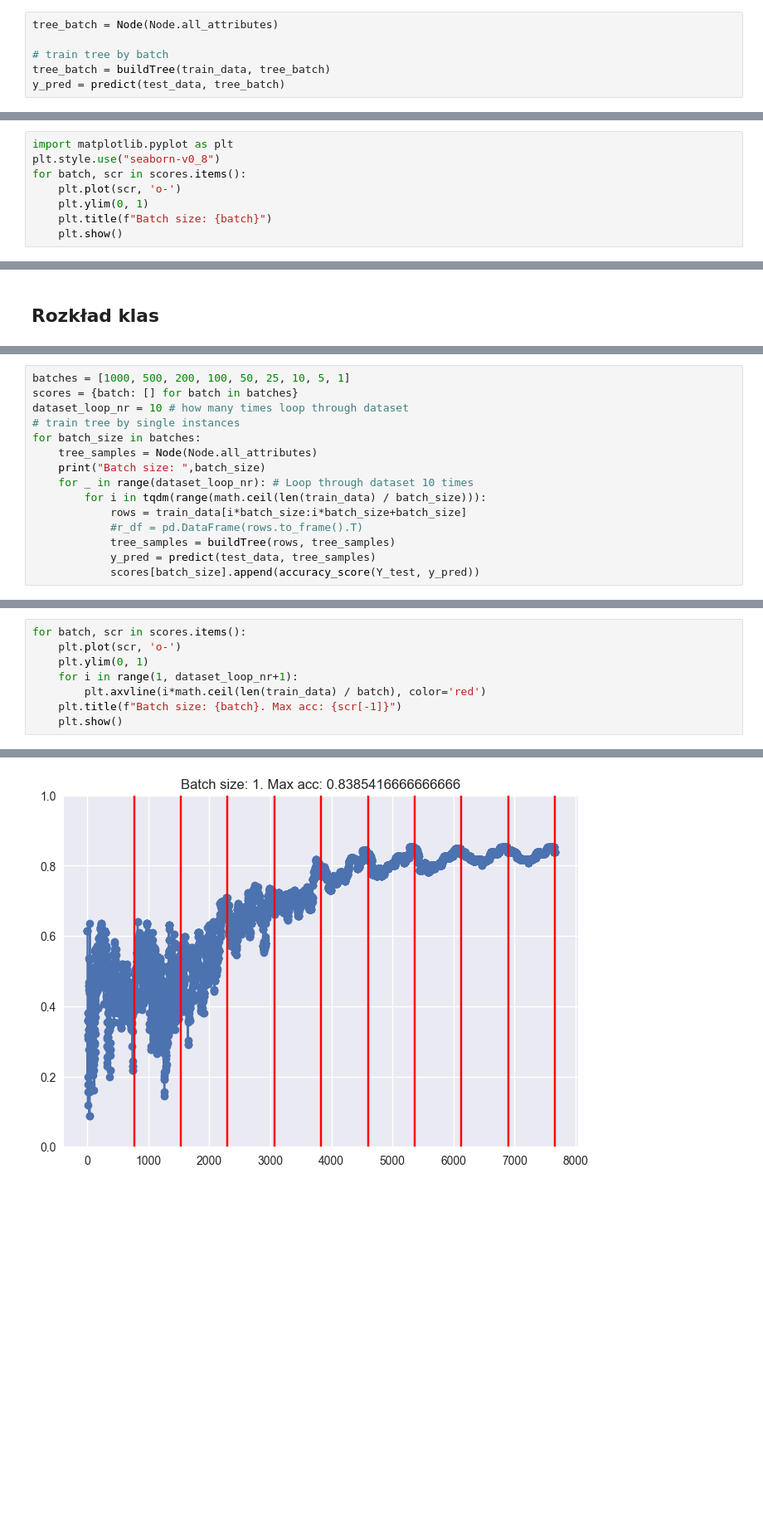
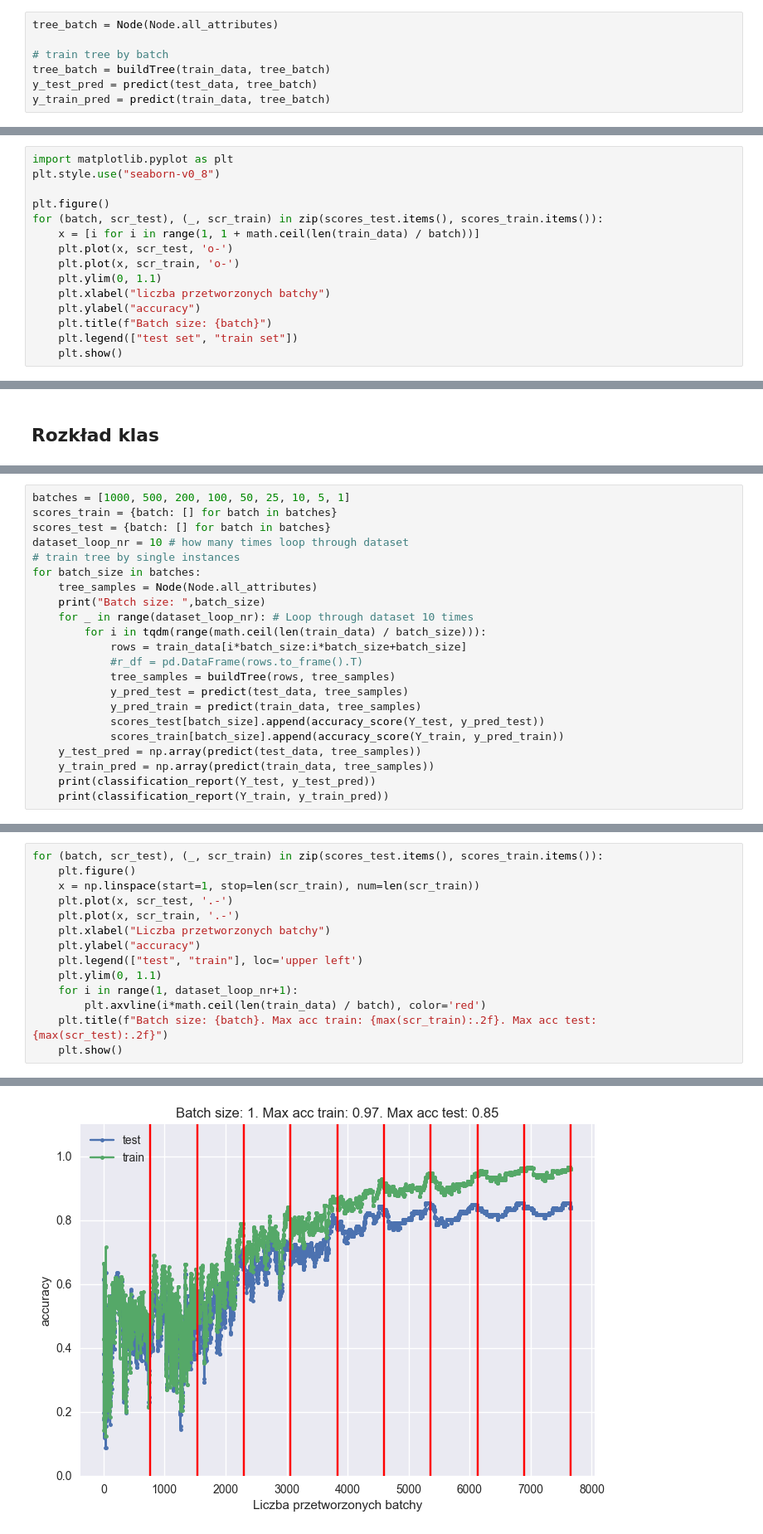
Before and after one commit to WojciechGierulski/UMA_23L, a Jupyter notebook: notebook.ipynb, the cells around one changed output, grey strips where cells are left out. Shown at 83% size. Cells and saved outputs as stored; diff of their text form; blank space fills up the shorter version.

```diff
--- a/notebook.ipynb
+++ b/notebook.ipynb
@@ -35,7 +37,8 @@ tree_batch = Node(Node.all_attributes)
 
 # train tree by batch
 tree_batch = buildTree(train_data, tree_batch)
-y_pred = predict(test_data, tree_batch)
+y_test_pred = predict(test_data, tree_batch)
+y_train_pred = predict(train_data, tree_batch)
 # %% [markdown]
 ## Dokładność 100%
 
@@ -73,9 +99,16 @@ Batch size:  1
 # %%
 import matplotlib.pyplot as plt
 plt.style.use("seaborn-v0_8")
-for batch, scr in scores.items():
-    plt.plot(scr, 'o-')
-    plt.ylim(0, 1)
+
+plt.figure()
+for (batch, scr_test), (_, scr_train) in zip(scores_test.items(), scores_train.items()):
+    x = [i for i in range(1, 1 + math.ceil(len(train_data) / batch))]
+    plt.plot(x, scr_test, 'o-')
+    plt.plot(x, scr_train, 'o-')
+    plt.ylim(0, 1.1)
+    plt.xlabel("liczba przetworzonych batchy")
+    plt.ylabel("accuracy")
     plt.title(f"Batch size: {batch}")
+    plt.legend(["test set", "train set"])
     plt.show()
 # %% [output]
@@ -144,6 +164,7 @@ accuracy_score(Y_test, y_pred)
 # %%
 batches = [1000, 500, 200, 100, 50, 25, 10, 5, 1]
-scores = {batch: [] for batch in batches}
+scores_train = {batch: [] for batch in batches}
+scores_test = {batch: [] for batch in batches}
 dataset_loop_nr = 10 # how many times loop through dataset
 # train tree by single instances
 for batch_size in batches:
@@ -154,7 +175,13 @@ for batch_size in batches:
             rows = train_data[i*batch_size:i*batch_size+batch_size]
             #r_df = pd.DataFrame(rows.to_frame().T)
             tree_samples = buildTree(rows, tree_samples)
-            y_pred = predict(test_data, tree_samples)
-            scores[batch_size].append(accuracy_score(Y_test, y_pred))
+            y_pred_test = predict(test_data, tree_samples)
+            y_pred_train = predict(train_data, tree_samples)
+            scores_test[batch_size].append(accuracy_score(Y_test, y_pred_test))
+            scores_train[batch_size].append(accuracy_score(Y_train, y_pred_train))
+    y_test_pred = np.array(predict(test_data, tree_samples))
+    y_train_pred = np.array(predict(train_data, tree_samples))
+    print(classification_report(Y_test, y_test_pred))
+    print(classification_report(Y_train, y_train_pred))
 # %% [output]
 Batch size:  1000
@@ -169,9 +346,15 @@ Batch size:  1
 # %%
-for batch, scr in scores.items():
-    plt.plot(scr, 'o-')
-    plt.ylim(0, 1)
+for (batch, scr_test), (_, scr_train) in zip(scores_test.items(), scores_train.items()):
+    plt.figure()
+    x = np.linspace(start=1, stop=len(scr_train), num=len(scr_train))
+    plt.plot(x, scr_test, '.-')
+    plt.plot(x, scr_train, '.-')
+    plt.xlabel("Liczba przetworzonych batchy")
+    plt.ylabel("accuracy")
+    plt.legend(["test", "train"], loc='upper left')
+    plt.ylim(0, 1.1)
     for i in range(1, dataset_loop_nr+1):
         plt.axvline(i*math.ceil(len(train_data) / batch), color='red')
-    plt.title(f"Batch size: {batch}. Max acc: {scr[-1]}")
+    plt.title(f"Batch size: {batch}. Max acc train: {max(scr_train):.2f}. Max acc test: {max(scr_test):.2f}")
     plt.show()
 # %% [output]
@@ -186,2 +369,2 @@ for batch, scr in scores.items():
-[figure, old version]
+[figure, new version]
 # %% [markdown]
```
Also changed, not shown: parts of 16 cells of this notebook, 1 other file.
